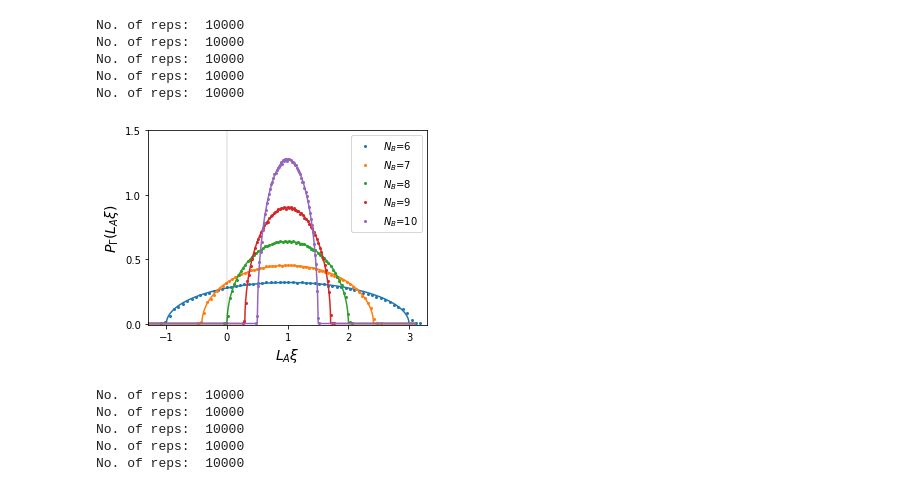
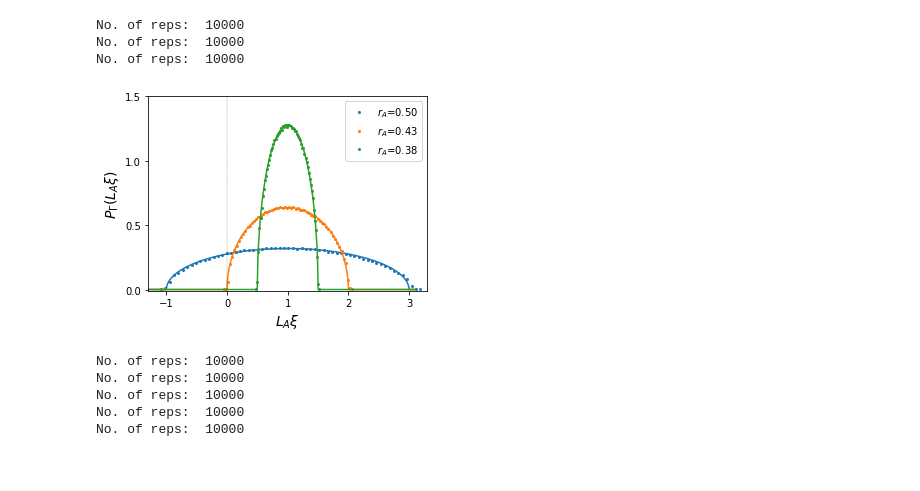
Before and after one commit to hassan-shap/RMT, a Jupyter notebook: pp_neg_spec.ipynb, the cells around one changed output. Saved outputs shown, nothing was run; the diff lists cells and outputs as text; code cells hidden in the pictures.

```diff
--- a/pp_neg_spec.ipynb
+++ b/pp_neg_spec.ipynb
@@ -33,7 +33,9 @@ def semicirc_dist(Q,x,x0):
     return fx
 
 plt.figure(figsize=(4.8,3.6))
-for i_l in range(len(L_sw)):
+# for i_l in range(len(L_sw)):
+for i_l in [0,2,4]:
+# for i_l in [1,3,5]:
     L=L_sw[i_l]
     Lc=L-La-Lb
 
@@ -69,7 +71,8 @@ for i_l in range(len(L_sw)):
     else:
         n= n/np.sum(n)/(bin_edges[1]-bin_edges[0])
 
-    plt.plot(bins_center,n,'o',markersize=2,color='C%d' % (i_l), label='$N_B$=%d' % (Lc))
+#     plt.plot(bins_center,n,'o',markersize=2,color='C%d' % (i_l), label='$N_B$=%d' % (Lc))
+    plt.plot(bins_center,n,'o',markersize=2,color='C%d' % (i_l/2), label='$r_A$=%.2f' % ((La+Lb)/L))
 #     plt.semilogy(bins_center,n,'o',markersize=2,color='C%d' % (i_l), label='$L_C$=%d' % (Lc))
 
 
@@ -85,41 +88,39 @@ for i_l in range(len(L_sw)):
         fx1= semicirc_dist(Na*Nb/r**(Lc+1),xplot,0)*(r-1)/r
         fx2= semicirc_dist(Na*Nb/r**(Lc+1),xplot,1)/r
         plt.plot(xplot,np.real(fx1+fx2),color='C%d' % (i_l))
 #         plt.semilogy(xplot,np.real(fx1+fx2),color='C%d' % (i_l))
     else:
         fx= semicirc_dist(Na*Nb/r**Lc,xplot,1)
-        plt.plot(xplot,np.real(fx),color='C%d' % (i_l))
+        plt.plot(xplot,np.real(fx),color='C%d' % (i_l/2))
 
 
 lw=0.2
 ymax=1.5 #4
 plt.plot( [0,0],[0,ymax],'k--',linewidth=lw)
 plt.ylim(-0.01,ymax)
 # plt.xlim(-1.1,2.1)
 plt.xlim(-1.3,3.3)
 plt.yticks(np.arange(0.,ymax+0.1,0.5))
 plt.legend()
 fsize=14
 if symm==1:
     plt.ylabel(r'$P_\Gamma(R^{-1} L_A \xi)$',fontsize = fsize)
     plt.xlabel(r"$R^{-1} L_A \xi$",fontsize = fsize)
 else:
     plt.ylabel(r'$P_\Gamma(L_A \xi)$',fontsize = fsize)
     plt.xlabel(r"$L_A \xi$",fontsize = fsize)
 
 plt.tight_layout()
-# if symm==1:
-#     plt.savefig('figs/NS_r_%d_LA_%d_symm.pdf' % (r,La+Lb))
-# else:
-#     plt.savefig('figs/NS_r_%d_LA_%d.pdf' % (r,La+Lb))
+if symm==1:
+    plt.savefig('figs/NS_r_%d_LA_%d_symm.pdf' % (r,La+Lb))
+else:
+    plt.savefig('figs/NS_r_%d_LA_%d.pdf' % (r,La+Lb))
 plt.show()
 # %% [output]
 No. of reps:  10000
 No. of reps:  10000
 No. of reps:  10000
-No. of reps:  10000
-No. of reps:  10000
-[figure, old version]
+[figure, new version]
 # %%
 out_dir = 'data/'
 r=2 # local Hilbert space dim
```
Also changed, not shown: parts of 1 cell of this notebook, 6 other files.
